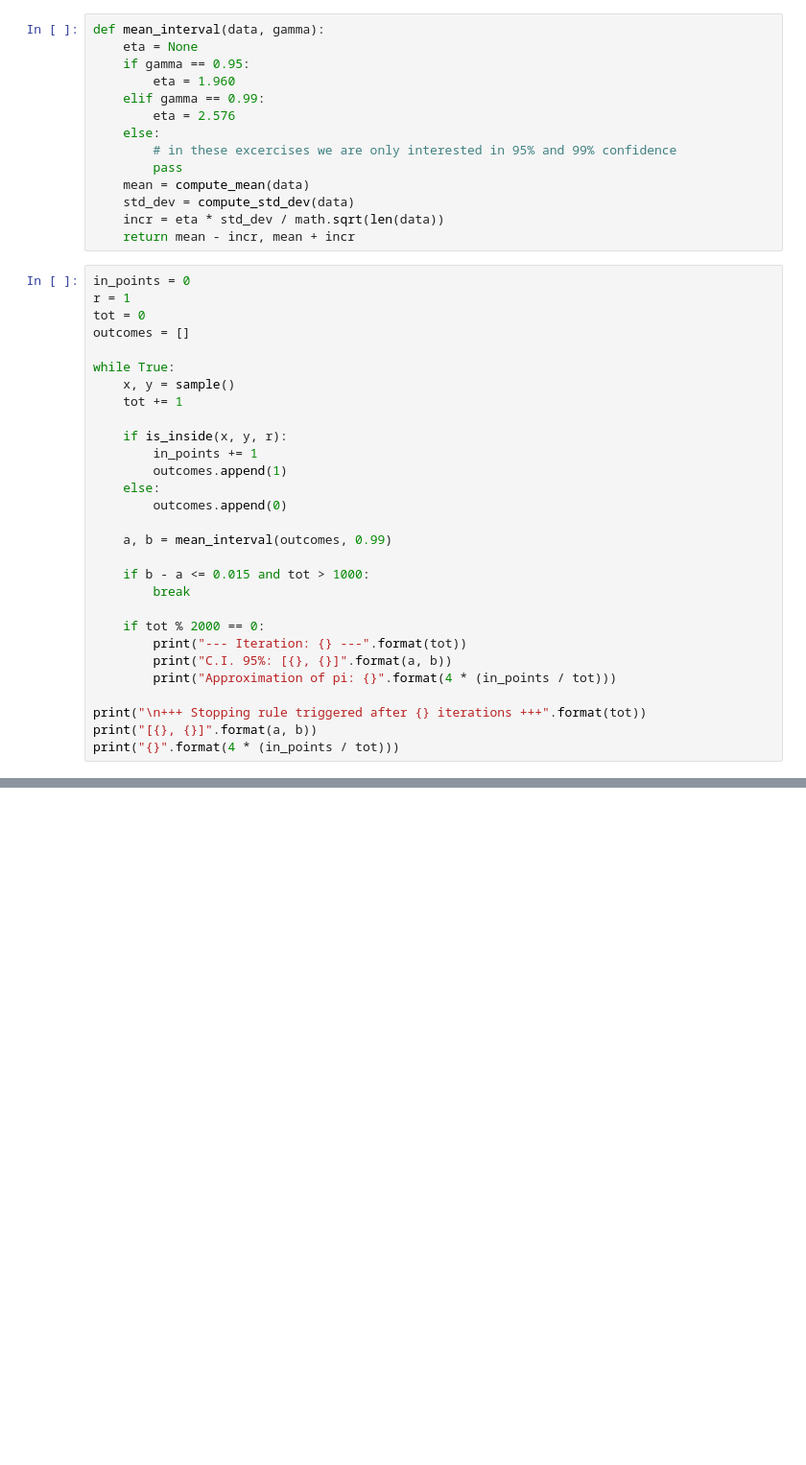
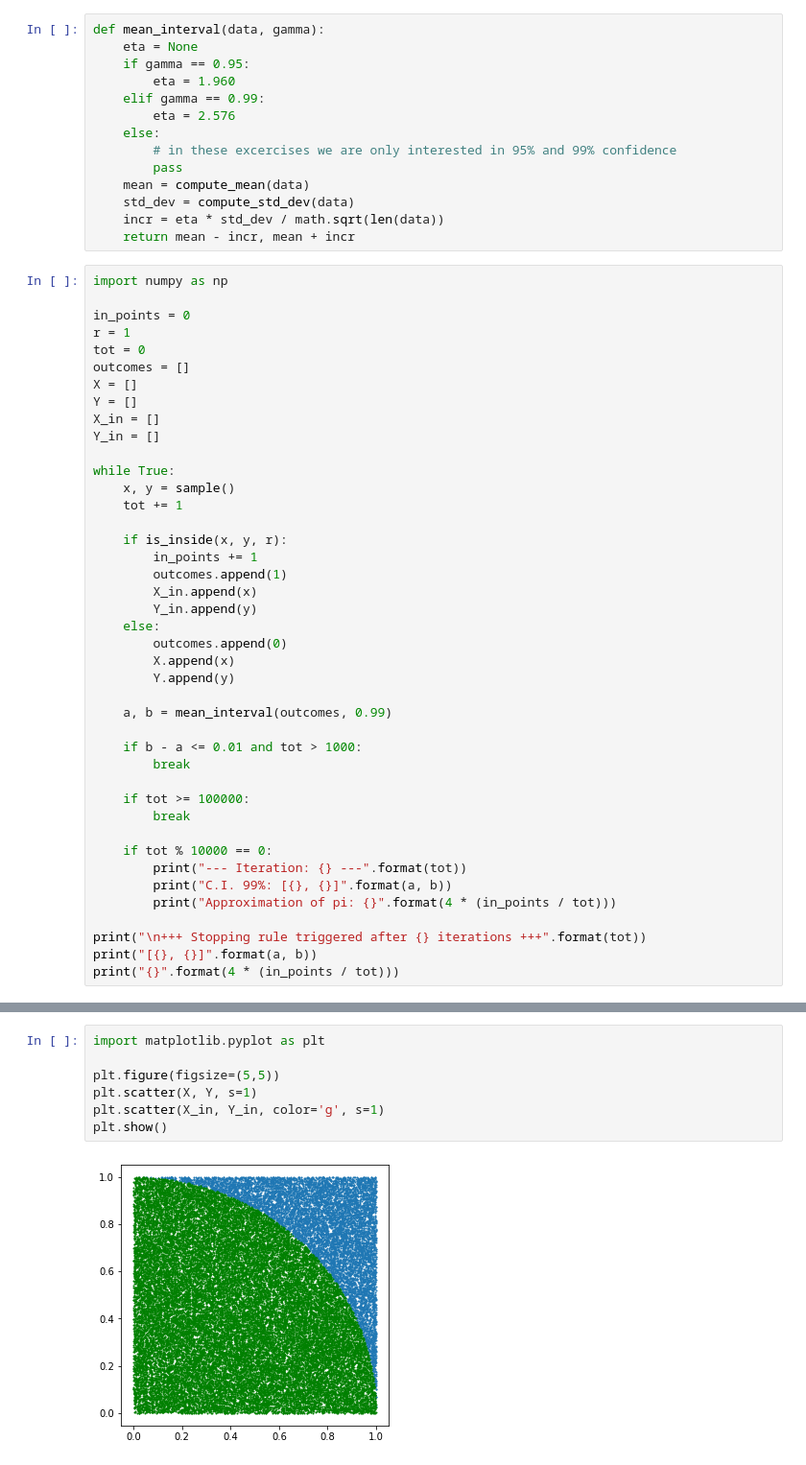
Before and after one commit to davidezanella/spe-assignments, a Jupyter notebook: Homework 2/delivery/report.ipynb, the cells around one changed output, grey strips where cells are left out. Shown at 96% size. Drawn from its saved outputs; the diff is of its cells as text; blank space fills up the shorter version.

Commit message:
add scatter plot figo ex5

```diff
--- a/Homework 2/delivery/report.ipynb
+++ b/Homework 2/delivery/report.ipynb
@@ -863,10 +863,16 @@ def mean_interval(data, gamma):
     incr = eta * std_dev / math.sqrt(len(data))
     return mean - incr, mean + incr
 # %%
+import numpy as np
+
 in_points = 0
 r = 1
 tot = 0
 outcomes = []
+X = []
+Y = []
+X_in = []
+Y_in = []
 
 while True:
     x, y = sample()
@@ -875,17 +881,24 @@ while True:
     if is_inside(x, y, r):
         in_points += 1
         outcomes.append(1)
+        X_in.append(x)
+        Y_in.append(y)
     else:
         outcomes.append(0)
+        X.append(x)
+        Y.append(y)
 
     a, b = mean_interval(outcomes, 0.99)
 
-    if b - a <= 0.015 and tot > 1000:
+    if b - a <= 0.01 and tot > 1000:
         break
 
-    if tot % 2000 == 0:
+    if tot >= 100000:
+        break
+
+    if tot % 10000 == 0:
         print("--- Iteration: {} ---".format(tot))
-        print("C.I. 95%: [{}, {}]".format(a, b))
+        print("C.I. 99%: [{}, {}]".format(a, b))
         print("Approximation of pi: {}".format(4 * (in_points / tot)))
 
 print("\n+++ Stopping rule triggered after {} iterations +++".format(tot))
@@ -911,0 +924,9 @@ Approximation of pi: 3.1585
+# %%
+import matplotlib.pyplot as plt
+
+plt.figure(figsize=(5,5))
+plt.scatter(X, Y, s=1)
+plt.scatter(X_in, Y_in, color='g', s=1)
+plt.show()
+# %% [output]
+[figure, added]
```
Also changed, not shown: parts of 2 cells of this notebook.
